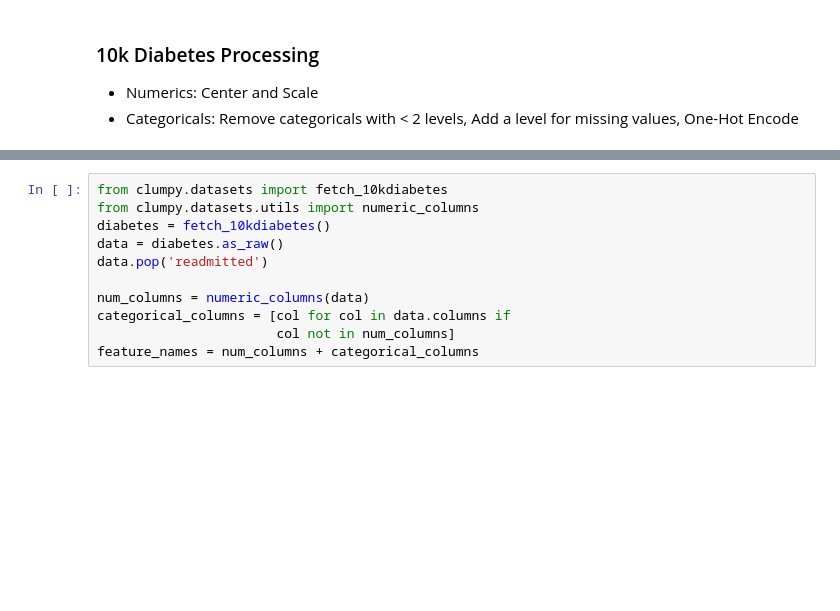
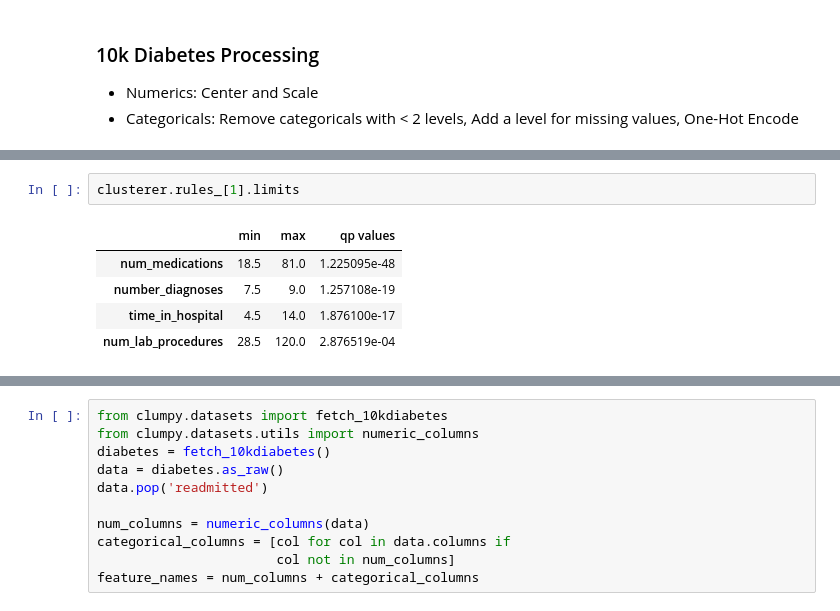
Before and after one commit to joshloyal/ClumPy, a Jupyter notebook: notebooks/10k Diabetes Clustering.ipynb, the cells around one changed output, grey strips where cells are left out. Cells and saved outputs as stored; diff of their text form; blank space fills up the shorter version.

```diff
--- a/notebooks/10k Diabetes Clustering.ipynb
+++ b/notebooks/10k Diabetes Clustering.ipynb
@@ -17,0 +49,8 @@ from clumpy import datasets
+# %%
+clusterer.rules_[1].limits
+# %% [output]
+|  | min | max | qp values |
+| num_medications | 18.5 | 81.0 | 1.225095e-48 |
+| number_diagnoses | 7.5 | 9.0 | 1.257108e-19 |
+| time_in_hospital | 4.5 | 14.0 | 1.876100e-17 |
+| num_lab_procedures | 28.5 | 120.0 | 2.876519e-04 |
```
Also changed, not shown: parts of 15 cells of this notebook, 8 other files.
